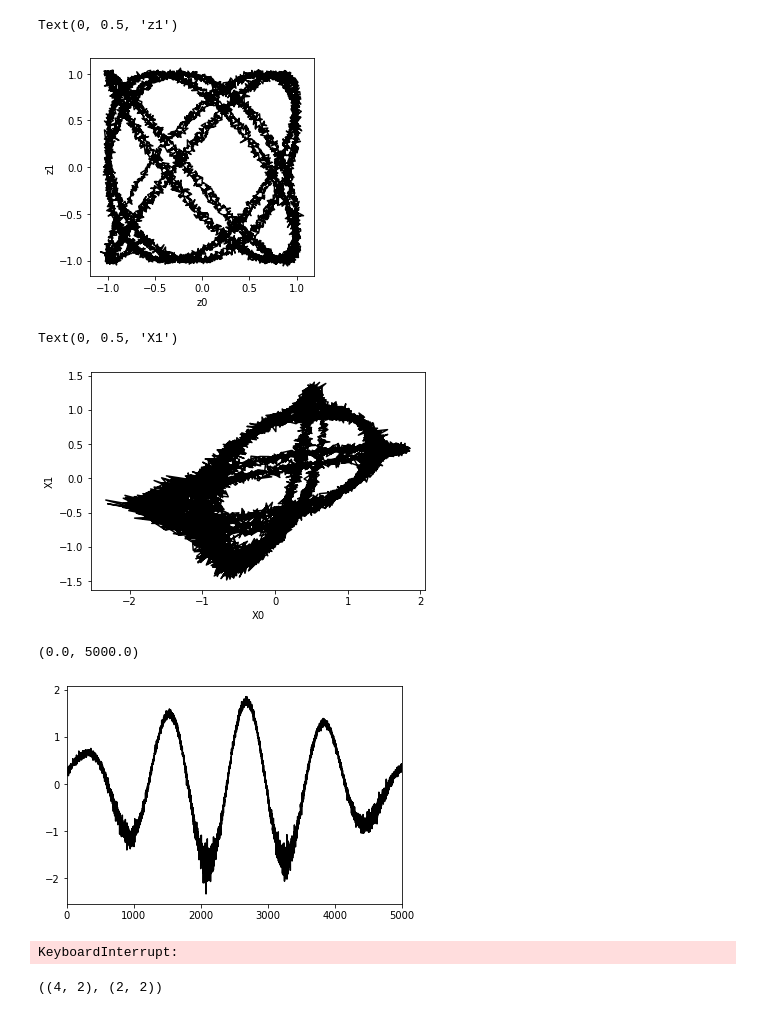
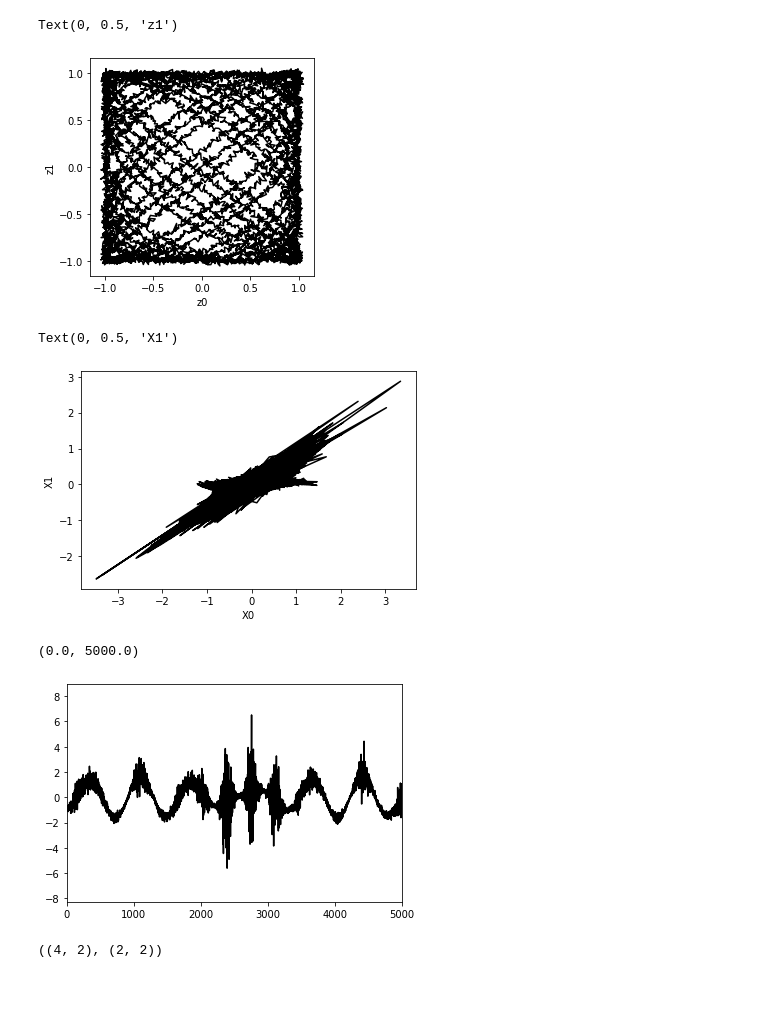
Before and after one commit to christiando/gaussian-toolbox, a Jupyter notebook: notebooks/timeseries/DevNB.ipynb, the cells around one changed output. Drawn from its saved outputs; the diff is of its cells as text; code cells hidden in the pictures; blank space fills up the shorter version.

```diff
--- a/notebooks/timeseries/DevNB.ipynb
+++ b/notebooks/timeseries/DevNB.ipynb
@@ -33,7 +33,7 @@ def generate_heteroscedastic_data(T, Dx, Dz, Du, sigma_z = .02, sigma_x = .02):
     w = 3 * numpy.random.randn(Du, Dz)
     #w /=  numpy.sum(numpy.abs(w), axis=1)[:,None]
     b_w = numpy.random.randn(Du)
-    beta = 1e-3 * numpy.random.rand(Du)
+    beta = 1e-2 * numpy.random.rand(Du)
     params_dict = {**params_dict, 'C': C, 'U': U, 'w': w, 'b_w': b_w, 'beta': beta}
 
     # Sample latent space
@@ -57,33 +57,33 @@ def generate_heteroscedastic_data(T, Dx, Dz, Du, sigma_z = .02, sigma_x = .02):
         Sigma_x = sigma_x ** 2 * numpy.eye(Dx) + numpy.dot(numpy.dot(U, numpy.diag(D_Sigma[:,t])), U.T)
         L_x = numpy.linalg.cholesky(Sigma_x)
         x[:,t] = mu_x[:,t] + numpy.dot(L_x, noise_x[:,t])
-    return x, z, params_dict
+    return x.T, z.T, params_dict
 # %%
 Dz = 2
 Dx = 10
-Du = 2
+Du = 4
 T = 10000
 X, z, params_dict = generate_heteroscedastic_data(T, Dx, Dz, Du)
 pyplot.figure(figsize=(4,4))
-pyplot.plot(z[0], z[1], 'k')
+pyplot.plot(z[:,0], z[:,1], 'k')
 pyplot.xlabel('z0')
 pyplot.ylabel('z1')
 # %% [output]
 Text(0, 0.5, 'z1')
-[figure, old version]
+[figure, new version]
 # %%
-pyplot.plot(X[0], X[1], 'k')
+pyplot.plot(X[:,1], X[:,7], 'k')
 pyplot.xlabel('X0')
 pyplot.ylabel('X1')
 # %% [output]
 Text(0, 0.5, 'X1')
-[figure, old version]
+[figure, new version]
 # %%
-pyplot.plot(X[0], 'k')
+pyplot.plot(X[:,0], 'k')
 pyplot.xlim([0,5000])
 # %% [output]
 (0.0, 5000.0)
-[figure, old version]
+[figure, new version]
 # %%
 A, b = numpy.eye(Dz), numpy.zeros(Dz)
 C = params_dict['C']
@@ -93,11 +93,9 @@ sigma_x = params_dict['sigma_x']
 U = params_dict['U'][:,:]
 W = numpy.vstack([params_dict['b_w'], params_dict['w'].T])
 beta = params_dict['beta']
-hks = HeteroscedasticKalmanSmoother(X.T, A, b, Qz, C, d, U, W, beta, sigma_x)
+hks = HeteroscedasticKalmanSmoother(X, A, b, Qz, C, d, U, W, beta, sigma_x)
 hks.forward_path()
 hks.backward_path()
-# %% [output]
-KeyboardInterrupt:
 # %%
 U.shape, params_dict['w'].shape
 # %% [output]
```
Also changed, not shown: parts of 19 cells of this notebook, 1 other file.
